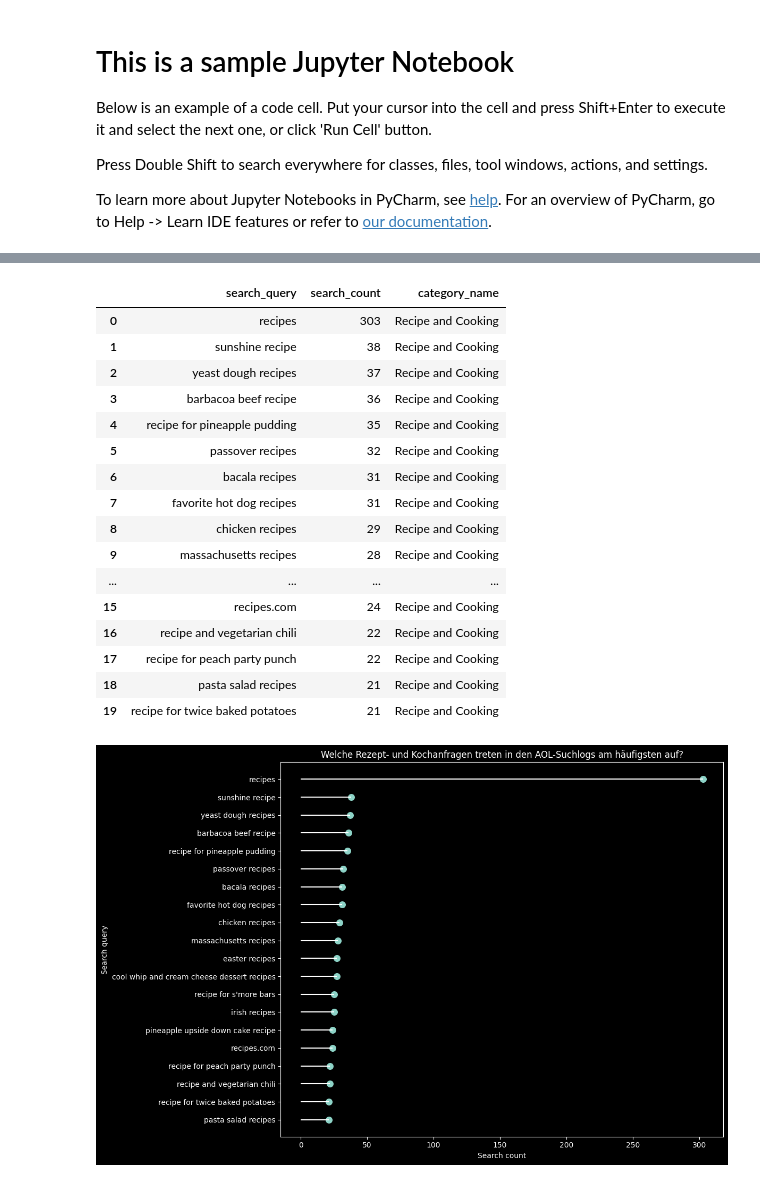
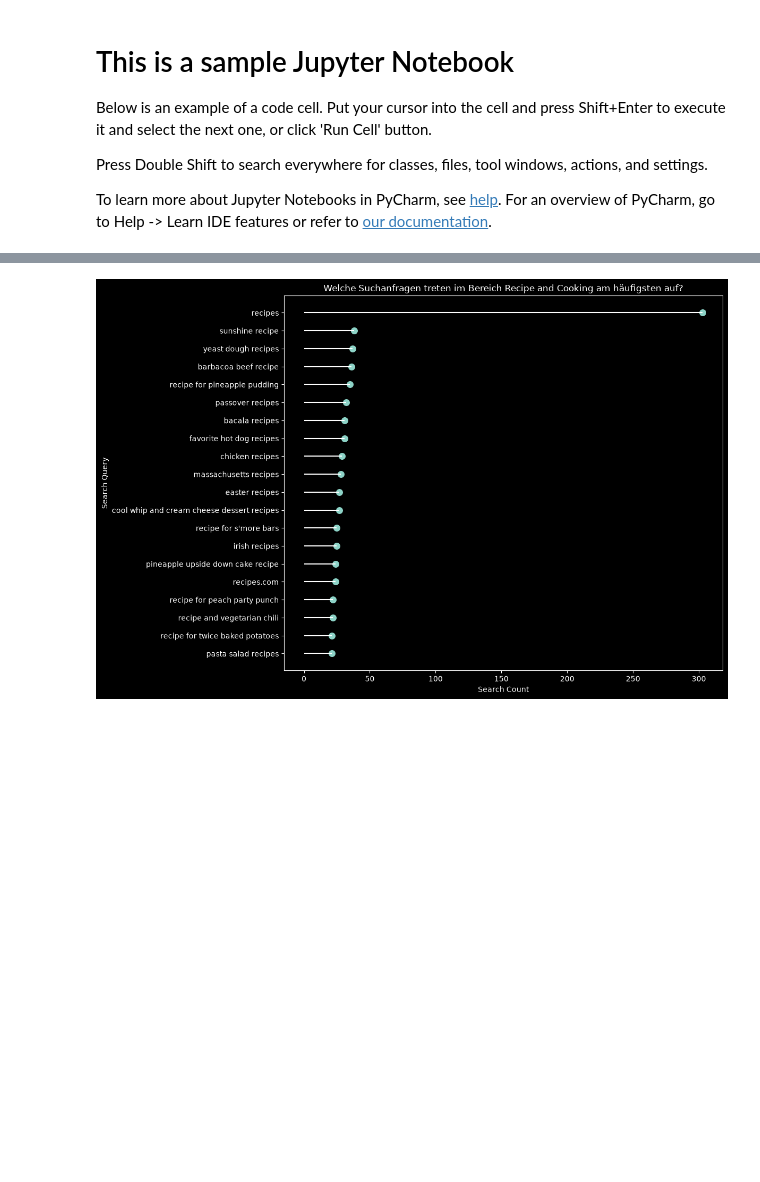
Before and after one commit to oreloksana/Food-Preferences, a Jupyter notebook: food_preferences.ipynb, the cells around one changed output, grey strips where cells are left out. Saved outputs shown, nothing was run; the diff lists cells and outputs as text; code cells hidden in the pictures; blank space fills up the shorter version.

```diff
--- a/food_preferences.ipynb
+++ b/food_preferences.ipynb
@@ -92,0 +63,16 @@ plt.show()
+# %%
+sql_query_1 = """
+SELECT
+    search_query,
+    search_count
+FROM food_preferences.shopping_search_view
+ORDER BY search_count DESC;
+"""
+
+with engine.connect() as connection:
+    shopping_searches = pd.read_sql_query(
+        text(sql_query_1),
+        connection
+    )
+
+display(shopping_searches)
@@ -166,64 +239,31 @@ else:
 # %%
-sql_query_3 = """
-SELECT
-    search_item.kombiniertes_wort AS search_query,
-    search_item.anzahl_suchen AS search_count,
-    search_category.category_name
-FROM food_preferences.search_item
-JOIN food_preferences.search_category
-    ON search_item.cat_id = search_category.cat_id
-WHERE search_category.service_type = 'recipe'
-ORDER BY search_item.anzahl_suchen DESC;
-"""
-
-with engine.connect() as connection:
-    recipe_searches = pd.read_sql_query(
-        text(sql_query_3),
-        connection
-    )
-
-display(recipe_searches)
-
 plot_data = recipe_searches.sort_values(
     "search_count",
     ascending=True
 )
 
 plt.figure(figsize=(12, 8))
 
 plt.hlines(
     y=plot_data["search_query"],
     xmin=0,
     xmax=plot_data["search_count"]
 )
 
 plt.scatter(
     plot_data["search_count"],
     plot_data["search_query"],
     s=70
 )
 
-plt.title("Welche Rezept- und Kochanfragen treten in den AOL-Suchlogs am häufigsten auf?")
-plt.xlabel("Search count")
-plt.ylabel("Search query")
+plt.title(
+    "Welche Suchanfragen treten im Bereich Recipe and Cooking am häufigsten auf?"
+)
+
+plt.xlabel("Search Count")
+plt.ylabel("Search Query")
+
 plt.tight_layout()
 plt.show()
 # %% [output]
-|  | search_query | search_count | category_name |
-| 0 | recipes | 303 | Recipe and Cooking |
-| 1 | sunshine recipe | 38 | Recipe and Cooking |
-| 2 | yeast dough recipes | 37 | Recipe and Cooking |
-| 3 | barbacoa beef recipe | 36 | Recipe and Cooking |
-| 4 | recipe for pineapple pudding | 35 | Recipe and Cooking |
-| 5 | passover recipes | 32 | Recipe and Cooking |
-| 6 | bacala recipes | 31 | Recipe and Cooking |
-| 7 | favorite hot dog recipes | 31 | Recipe and Cooking |
-| 8 | chicken recipes | 29 | Recipe and Cooking |
-| 9 | massachusetts recipes | 28 | Recipe and Cooking |
-| ... | ... | ... | ... |
-| 15 | recipes.com | 24 | Recipe and Cooking |
-| 16 | recipe and vegetarian chili | 22 | Recipe and Cooking |
-| 17 | recipe for peach party punch | 22 | Recipe and Cooking |
-| 18 | pasta salad recipes | 21 | Recipe and Cooking |
-| 19 | recipe for twice baked potatoes | 21 | Recipe and Cooking |
-[figure, old version]
+[figure, new version]
```
Also changed, not shown: parts of 27 cells of this notebook.
